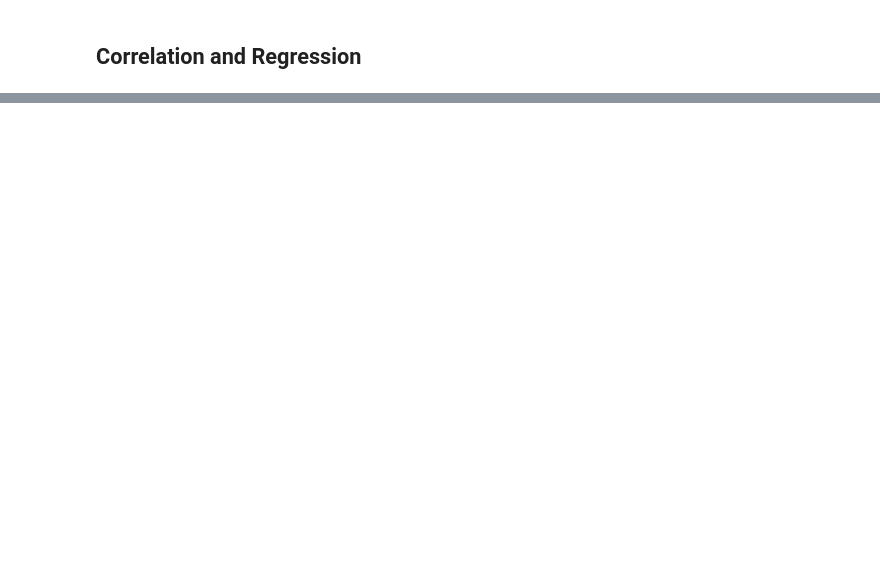
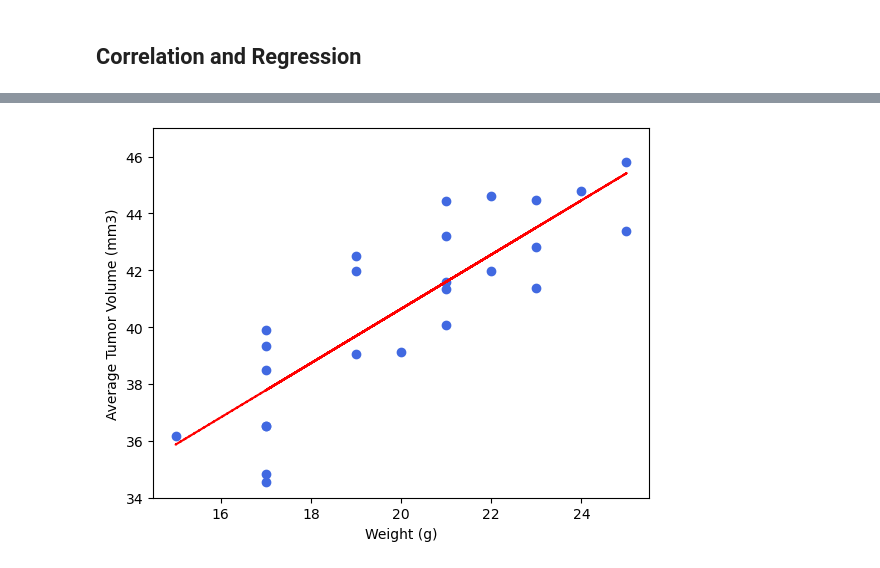
Before and after one commit to dragatuso/Module_5_Challenge, a Jupyter notebook: Pymaceuticals/pymaceuticals_starter.ipynb, the cells around one changed output, grey strips where cells are left out. Saved outputs shown, nothing was run; the diff lists cells and outputs as text; code cells hidden in the pictures; blank space fills up the shorter version.

```diff
--- a/Pymaceuticals/pymaceuticals_starter.ipynb
+++ b/Pymaceuticals/pymaceuticals_starter.ipynb
@@ -324,0 +381,12 @@ The correlation between mouse weight and the average tumor volume is 0.84
+# %%
+pe_slope, pe_int, pe_r, pe_p, pe_std_err = st.linregress(weight.astype(float),scatter_mean)
+pe_fit = pe_slope * weight + pe_int
+
+plt.scatter(weight, scatter_mean, marker="o", facecolors="royalblue", edgecolors="royalblue")
+plt.plot(weight,pe_fit,"--",color='red')
+plt.ylim(34,47)
+plt.xlabel("Weight (g)")
+plt.gca().set_ylabel('Average Tumor Volume (mm3)')
+plt.show()
+# %% [output]
+[figure, added]
```
Also changed, not shown: parts of 10 cells of this notebook.
